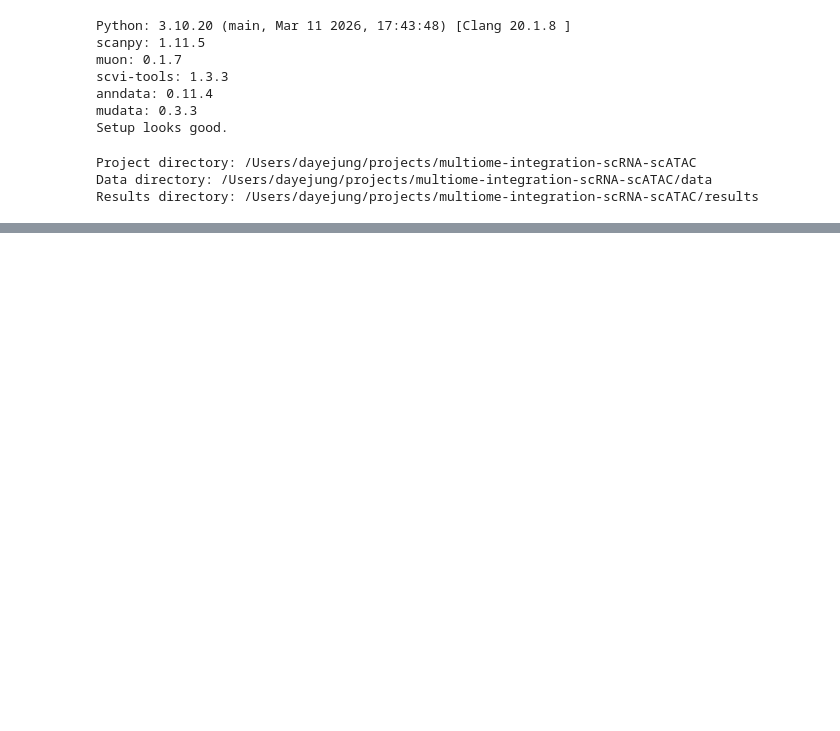
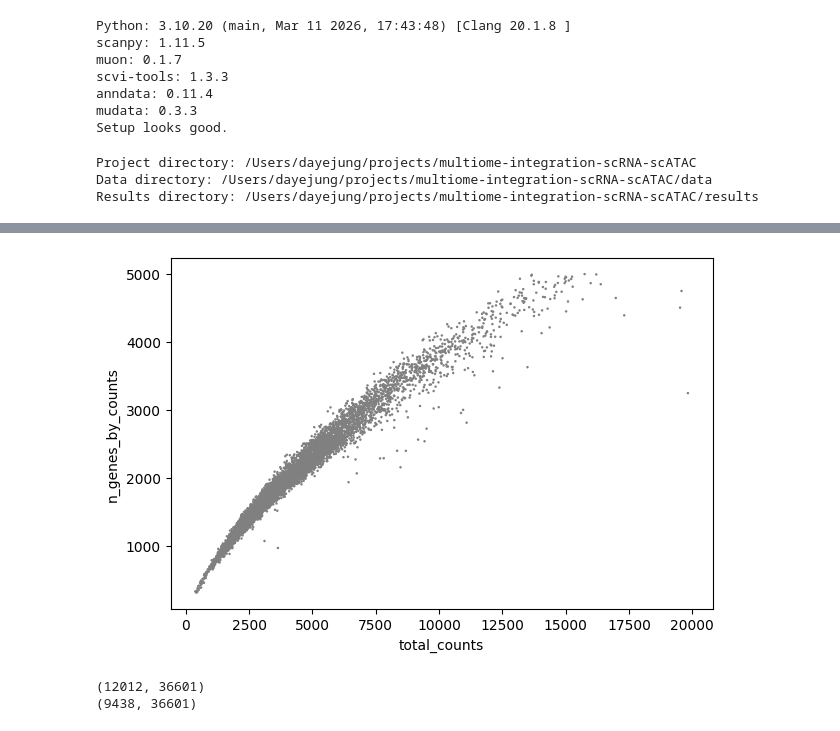
Before and after one commit to JuliaJung00/multiome-integration-scRNA-scATAC, a Jupyter notebook: notebooks/01_setup_and_qc.ipynb, the cells around one changed output, grey strips where cells are left out. Saved outputs shown, nothing was run; the diff lists cells and outputs as text; code cells hidden in the pictures; blank space fills up the shorter version.

```diff
--- a/notebooks/01_setup_and_qc.ipynb
+++ b/notebooks/01_setup_and_qc.ipynb
@@ -47,0 +113,14 @@ Results directory: /Users/dayejung/projects/multiome-integration-scRNA-scATAC/re
+# %%
+sc.pl.scatter(
+    rna_filt,
+    x="total_counts",
+    y="n_genes_by_counts"
+)
+# %% [output]
+[figure, added]
+# %%
+print(rna.shape)
+print(rna_filt.shape)
+# %% [output]
+(12012, 36601)
+(9438, 36601)
```
Also changed, not shown: parts of 9 cells of this notebook.
